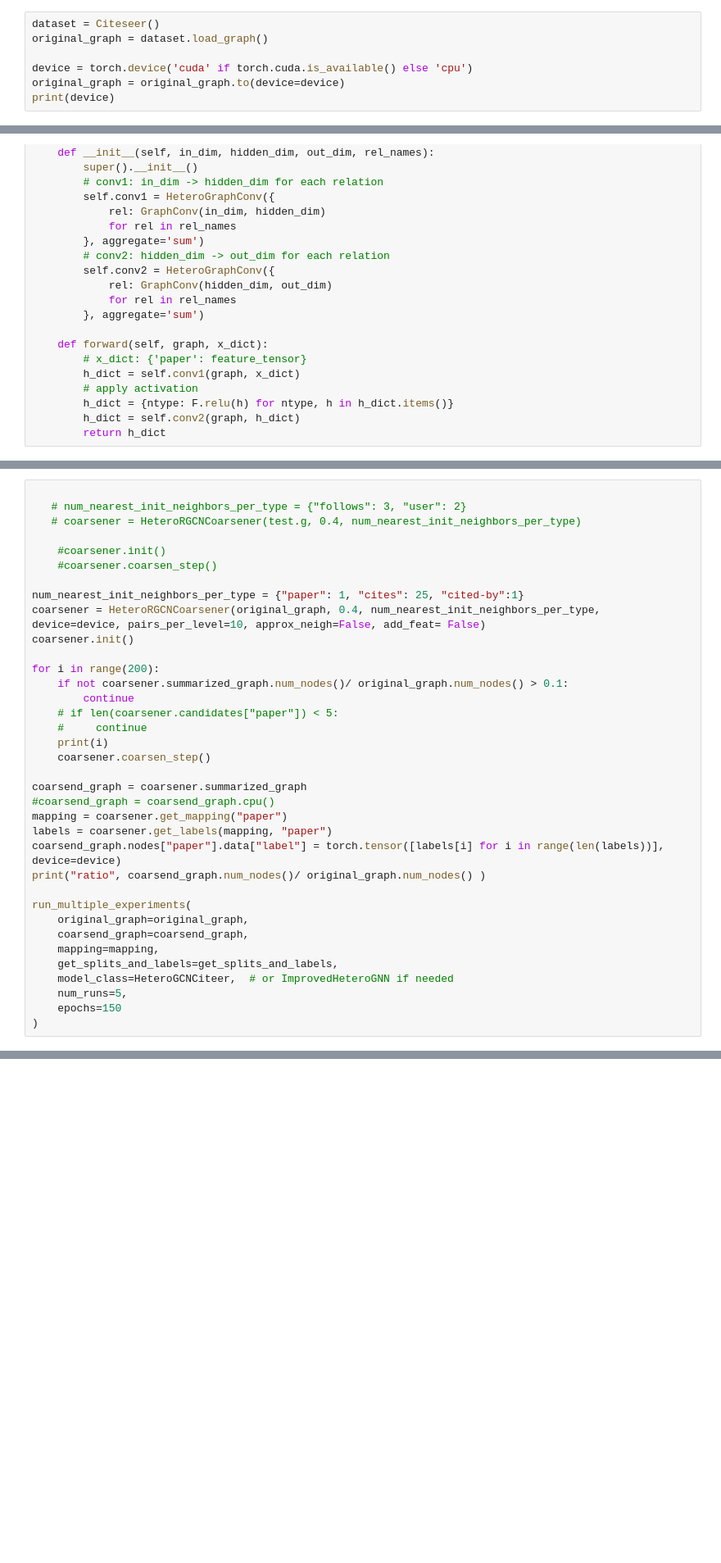
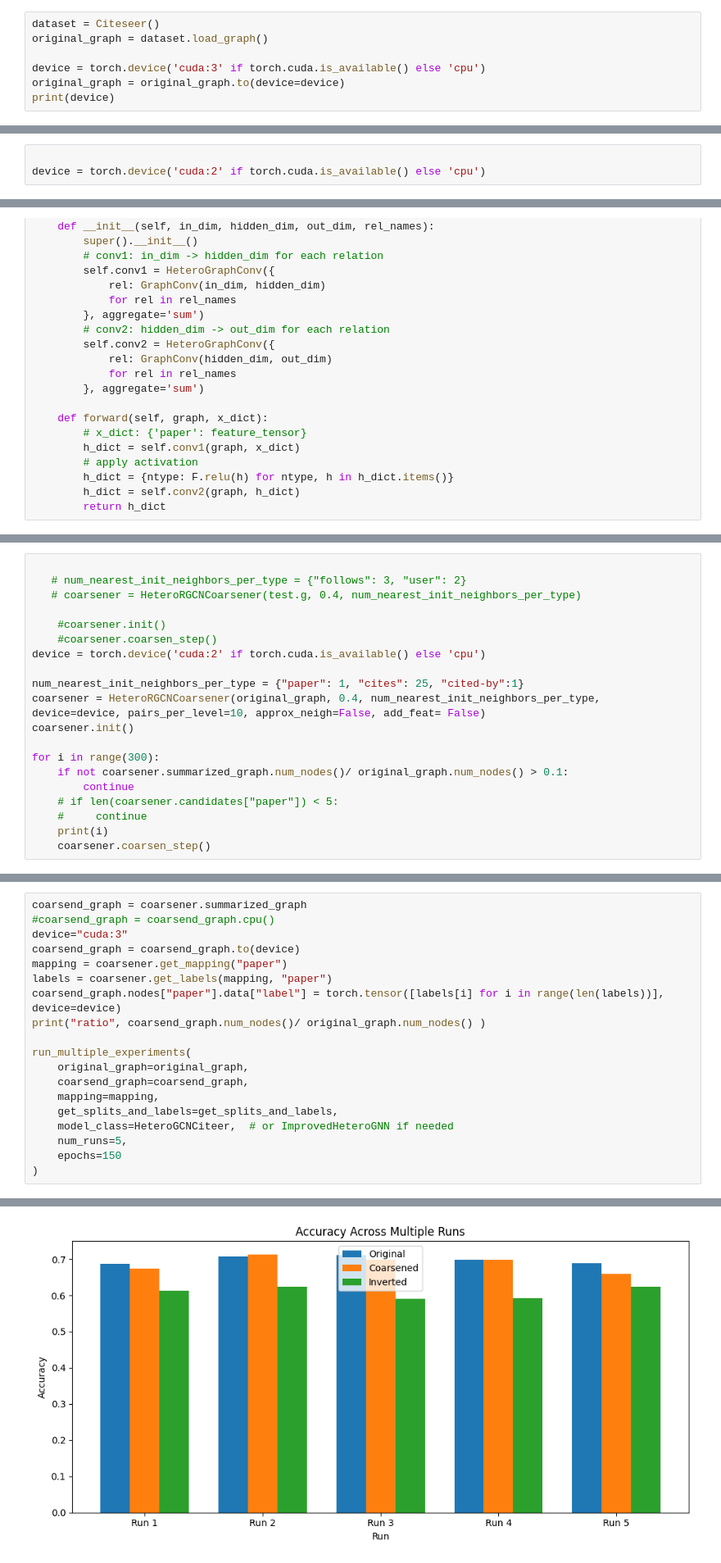
Before and after one commit to Robino-CK/hetero-conv-matching, a Jupyter notebook: test_citeer_acc_mult.ipynb, the cells around one changed output, grey strips where cells are left out. Shown at 82% size. Cells and saved outputs as stored; diff of their text form; blank space fills up the shorter version.

```diff
--- a/test_citeer_acc_mult.ipynb
+++ b/test_citeer_acc_mult.ipynb
@@ -12,7 +12,7 @@ torch.cuda.empty_cache()
 dataset = Citeseer()
 original_graph = dataset.load_graph()
 
-device = torch.device('cuda' if torch.cuda.is_available() else 'cpu')
+device = torch.device('cuda:3' if torch.cuda.is_available() else 'cpu')
 original_graph = original_graph.to(device=device)
 print(device)
 # %% [output]
@@ -28,3 +28,6 @@ cuda
+# %%
+
+device = torch.device('cuda:2' if torch.cuda.is_available() else 'cpu')
 # %%
 # 2. Utility: create train/val/test indices and corresponding labels
 
@@ -298,33 +359,17 @@ NameError: name 'original_graph' is not defined
 
     #coarsener.init()
     #coarsener.coarsen_step()
+device = torch.device('cuda:2' if torch.cuda.is_available() else 'cpu')
 
 num_nearest_init_neighbors_per_type = {"paper": 1, "cites": 25, "cited-by":1}
 coarsener = HeteroRGCNCoarsener(original_graph, 0.4, num_nearest_init_neighbors_per_type, device=device, pairs_per_level=10, approx_neigh=False, add_feat= False)
 coarsener.init()
 
-for i in range(200):
+for i in range(300):
     if not coarsener.summarized_graph.num_nodes()/ original_graph.num_nodes() > 0.1:
         continue
     # if len(coarsener.candidates["paper"]) < 5:
     #     continue
     print(i)
     coarsener.coarsen_step()
-
-coarsend_graph = coarsener.summarized_graph
-#coarsend_graph = coarsend_graph.cpu()
-mapping = coarsener.get_mapping("paper")
-labels = coarsener.get_labels(mapping, "paper")
-coarsend_graph.nodes["paper"].data["label"] = torch.tensor([labels[i] for i in range(len(labels))], device=device)
-print("ratio", coarsend_graph.num_nodes()/ original_graph.num_nodes() )
-
-run_multiple_experiments(
-    original_graph=original_graph,
-    coarsend_graph=coarsend_graph,
-    mapping=mapping,
-    get_splits_and_labels=get_splits_and_labels,
-    model_class=HeteroGCNCiteer,  # or ImprovedHeteroGNN if needed
-    num_runs=5,
-    epochs=150
-)
 # %% [output]
@@ -360,0 +405,20 @@ Inverted Accuracy:
+# %%
+coarsend_graph = coarsener.summarized_graph
+#coarsend_graph = coarsend_graph.cpu()
+device="cuda:3"
+coarsend_graph = coarsend_graph.to(device)
+mapping = coarsener.get_mapping("paper")
+labels = coarsener.get_labels(mapping, "paper")
+coarsend_graph.nodes["paper"].data["label"] = torch.tensor([labels[i] for i in range(len(labels))], device=device)
+print("ratio", coarsend_graph.num_nodes()/ original_graph.num_nodes() )
+
+run_multiple_experiments(
+    original_graph=original_graph,
+    coarsend_graph=coarsend_graph,
+    mapping=mapping,
+    get_splits_and_labels=get_splits_and_labels,
+    model_class=HeteroGCNCiteer,  # or ImprovedHeteroGNN if needed
+    num_runs=5,
+    epochs=150
+)
+# %% [output]
@@ -361,3 +442,4 @@ Inverted Accuracy:
+[figure, added]
 # %%
 for i in range(300):
     if not coarsener.summarized_graph.num_nodes()/ original_graph.num_nodes() > 0.1:
```
Also changed, not shown: parts of 5 cells of this notebook, 3 other files.
